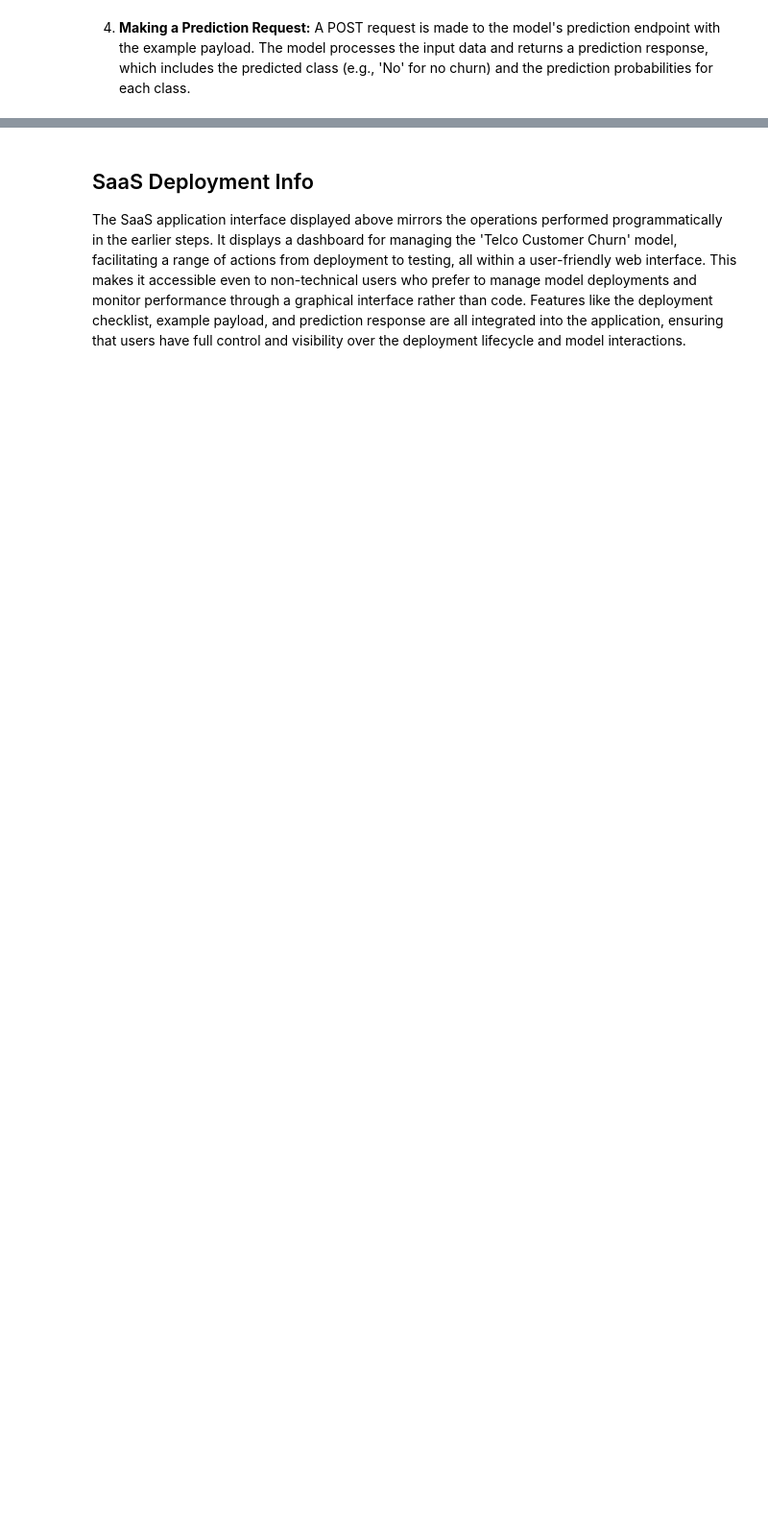
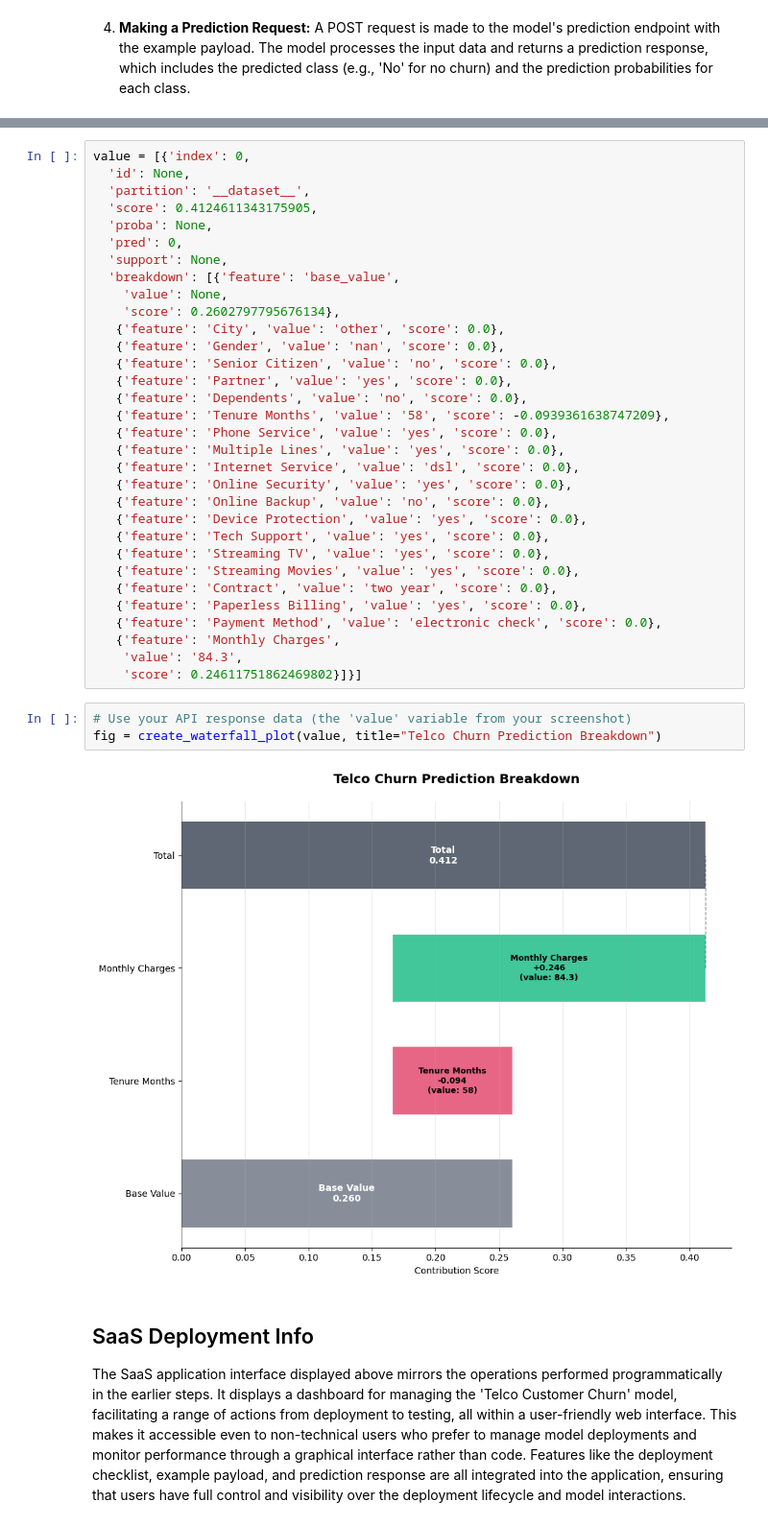
Before and after one commit to xplainable/xplainable, a Jupyter notebook: examples/Telco_Churn.ipynb, the cells around one changed output, grey strips where cells are left out. Shown at 96% size. Saved outputs shown, nothing was run; the diff lists cells and outputs as text; blank space fills up the shorter version.

Commit message:
Added plotting for debugging

```diff
--- a/examples/Telco_Churn.ipynb
+++ b/examples/Telco_Churn.ipynb
@@ -284,3 +286,40 @@ value
+# %%
+value = [{'index': 0,
+  'id': None,
+  'partition': '__dataset__',
+  'score': 0.4124611343175905,
+  'proba': None,
+  'pred': 0,
+  'support': None,
+  'breakdown': [{'feature': 'base_value',
+    'value': None,
+    'score': 0.2602797795676134},
+   {'feature': 'City', 'value': 'other', 'score': 0.0},
+   {'feature': 'Gender', 'value': 'nan', 'score': 0.0},
+   {'feature': 'Senior Citizen', 'value': 'no', 'score': 0.0},
+   {'feature': 'Partner', 'value': 'yes', 'score': 0.0},
+   {'feature': 'Dependents', 'value': 'no', 'score': 0.0},
+   {'feature': 'Tenure Months', 'value': '58', 'score': -0.0939361638747209},
+   {'feature': 'Phone Service', 'value': 'yes', 'score': 0.0},
+   {'feature': 'Multiple Lines', 'value': 'yes', 'score': 0.0},
+   {'feature': 'Internet Service', 'value': 'dsl', 'score': 0.0},
+   {'feature': 'Online Security', 'value': 'yes', 'score': 0.0},
+   {'feature': 'Online Backup', 'value': 'no', 'score': 0.0},
+   {'feature': 'Device Protection', 'value': 'yes', 'score': 0.0},
+   {'feature': 'Tech Support', 'value': 'yes', 'score': 0.0},
+   {'feature': 'Streaming TV', 'value': 'yes', 'score': 0.0},
+   {'feature': 'Streaming Movies', 'value': 'yes', 'score': 0.0},
+   {'feature': 'Contract', 'value': 'two year', 'score': 0.0},
+   {'feature': 'Paperless Billing', 'value': 'yes', 'score': 0.0},
+   {'feature': 'Payment Method', 'value': 'electronic check', 'score': 0.0},
+   {'feature': 'Monthly Charges',
+    'value': '84.3',
+    'score': 0.24611751862469802}]}]
+# %%
+# Use your API response data (the 'value' variable from your screenshot)
+fig = create_waterfall_plot(value, title="Telco Churn Prediction Breakdown")
+# %% [output]
+[figure, added]
 # %% [markdown]
 ## SaaS Deployment Info
 The SaaS application interface displayed above mirrors the operations performed programmatically in the earlier steps. It displays a dashboard for managing the 'Telco Customer Churn' model, facilitating a range of actions from deployment to testing, all within a user-friendly web interface. This makes it accessible even to non-technical users who prefer to manage model deployments and monitor performance through a graphical interface rather than code. Features like the deployment checklist, example payload, and prediction response are all integrated into the application, ensuring that users have full control and visibility over the deployment lifecycle and model interactions.
```
Also changed, not shown: parts of 7 cells of this notebook, 5 other files.
